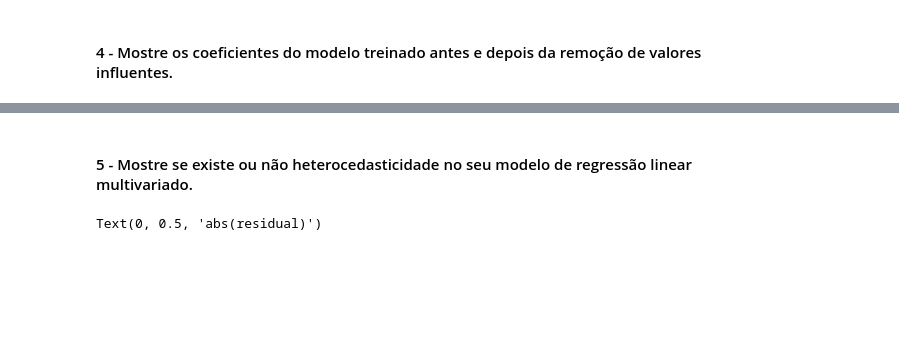
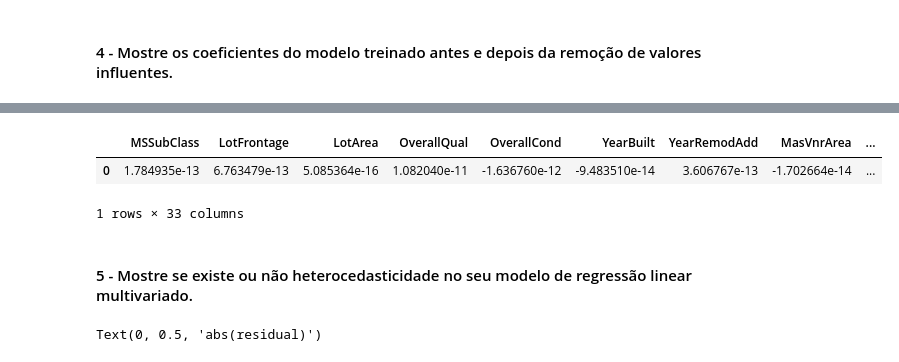
Before and after one commit to yuriresendematias/Aprendizagem-de-Maquina, a Jupyter notebook: Semana 3/Atividade3.ipynb, the cells around one changed output, grey strips where cells are left out. Cells and saved outputs as stored; diff of their text form; code cells hidden in the pictures; blank space fills up the shorter version.

```diff
--- a/Semana 3/Atividade3.ipynb
+++ b/Semana 3/Atividade3.ipynb
@@ -303,0 +343,4 @@ strong multicollinearity problems or that the design matrix is singular.
+# %%
+#removendo os outliers
+x = x.drop(out)
+sp_2 = sp.drop(out)
@@ -304,3 +363,11 @@ strong multicollinearity problems or that the design matrix is singular.
+# %%
+model = LinearRegression()
+model.fit(x, sp_2)
+pd.DataFrame([model.coef_], columns=x.columns)
+# %% [output]
+|  | MSSubClass | LotFrontage | LotArea | OverallQual | OverallCond | YearBuilt | YearRemodAdd | MasVnrArea | ... |
+| 0 | 1.784935e-13 | 6.763479e-13 | 5.085364e-16 | 1.082040e-11 | -1.636760e-12 | -9.483510e-14 | 3.606767e-13 | -1.702664e-14 | ... |
+1 rows × 33 columns
 # %% [markdown]
 #### 5 - Mostre se existe ou não heterocedasticidade no seu modelo de regressão linear multivariado.
 # %%
```
Also changed, not shown: parts of 11 cells of this notebook.
